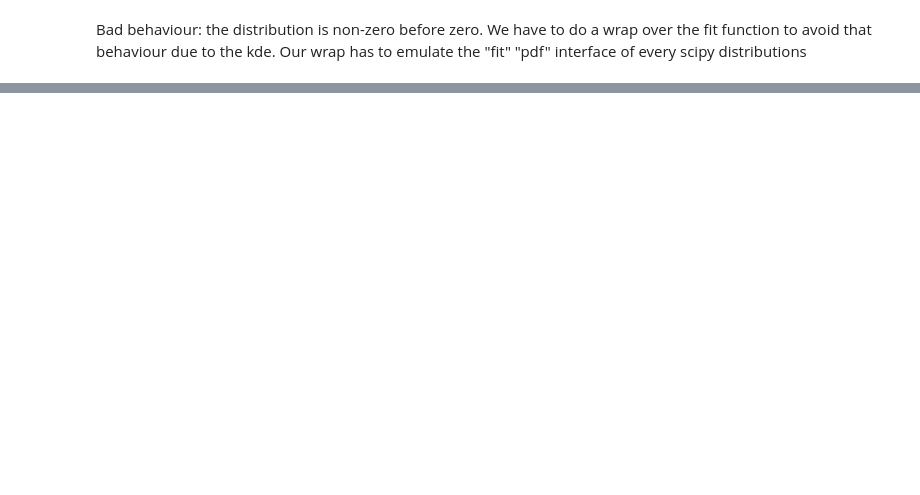
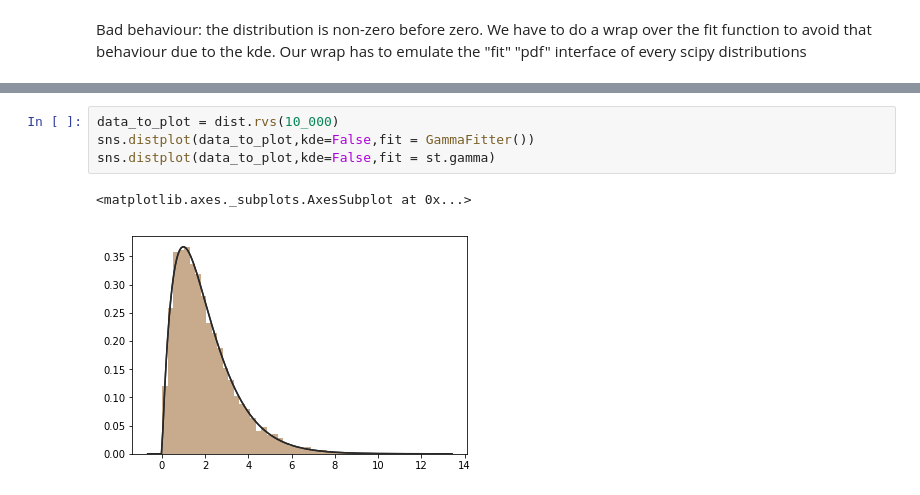
Before and after one commit to AlessandrodAgostino/Python-Projects, a Jupyter notebook: AF_module/4-4-19.ipynb, the cells around one changed output, grey strips where cells are left out. Saved outputs shown, nothing was run; the diff lists cells and outputs as text; blank space fills up the shorter version.

```diff
--- a/AF_module/4-4-19.ipynb
+++ b/AF_module/4-4-19.ipynb
@@ -484,0 +404,7 @@ sbn.distplot(dist.rvs(10_000), kde=False, fit=GammaFitter())
+# %%
+data_to_plot = dist.rvs(10_000)
+sns.distplot(data_to_plot,kde=False,fit = GammaFitter())
+sns.distplot(data_to_plot,kde=False,fit = st.gamma)
+# %% [output]
+<matplotlib.axes._subplots.AxesSubplot at 0x...>
+[figure, added]
```
Also changed, not shown: parts of 106 cells of this notebook.
